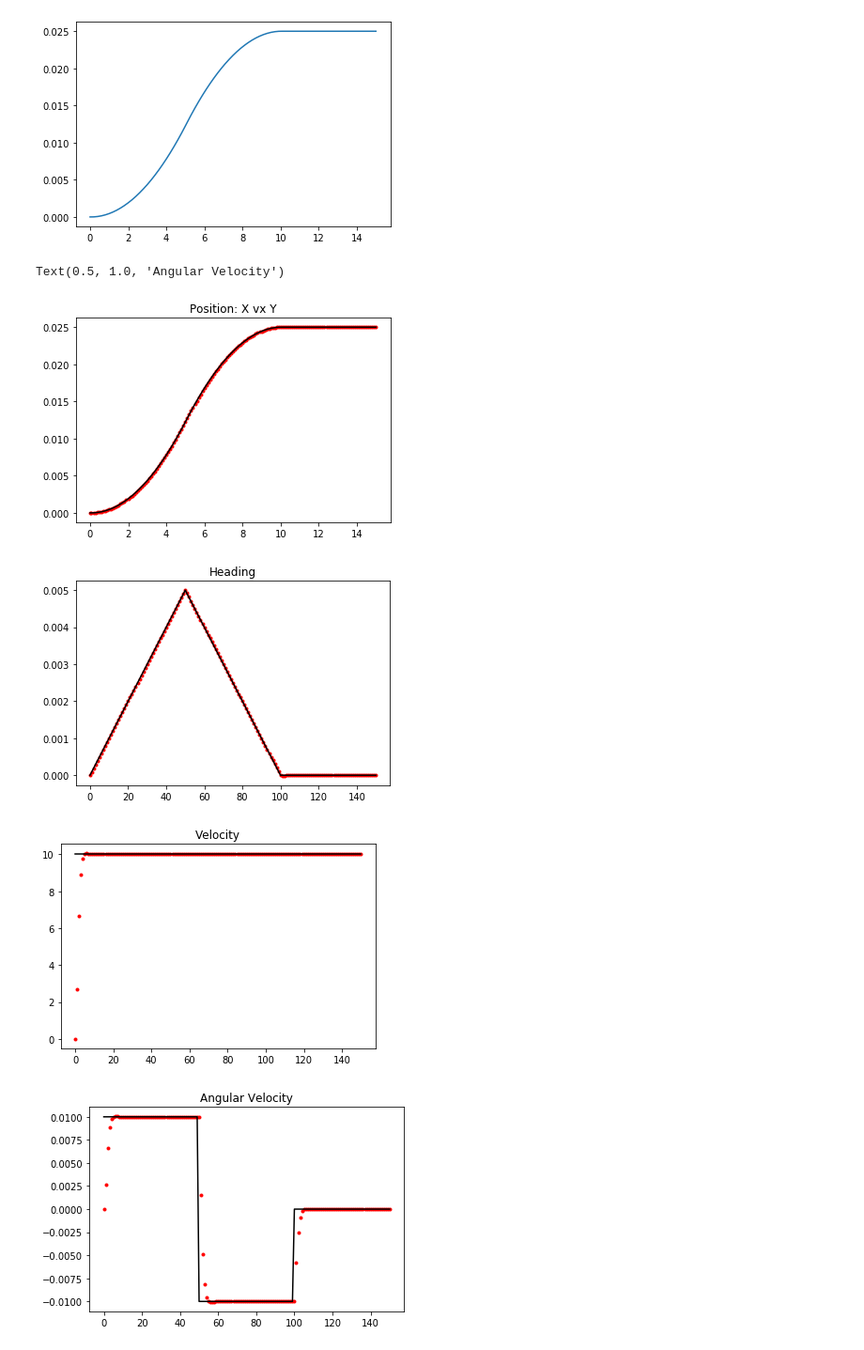
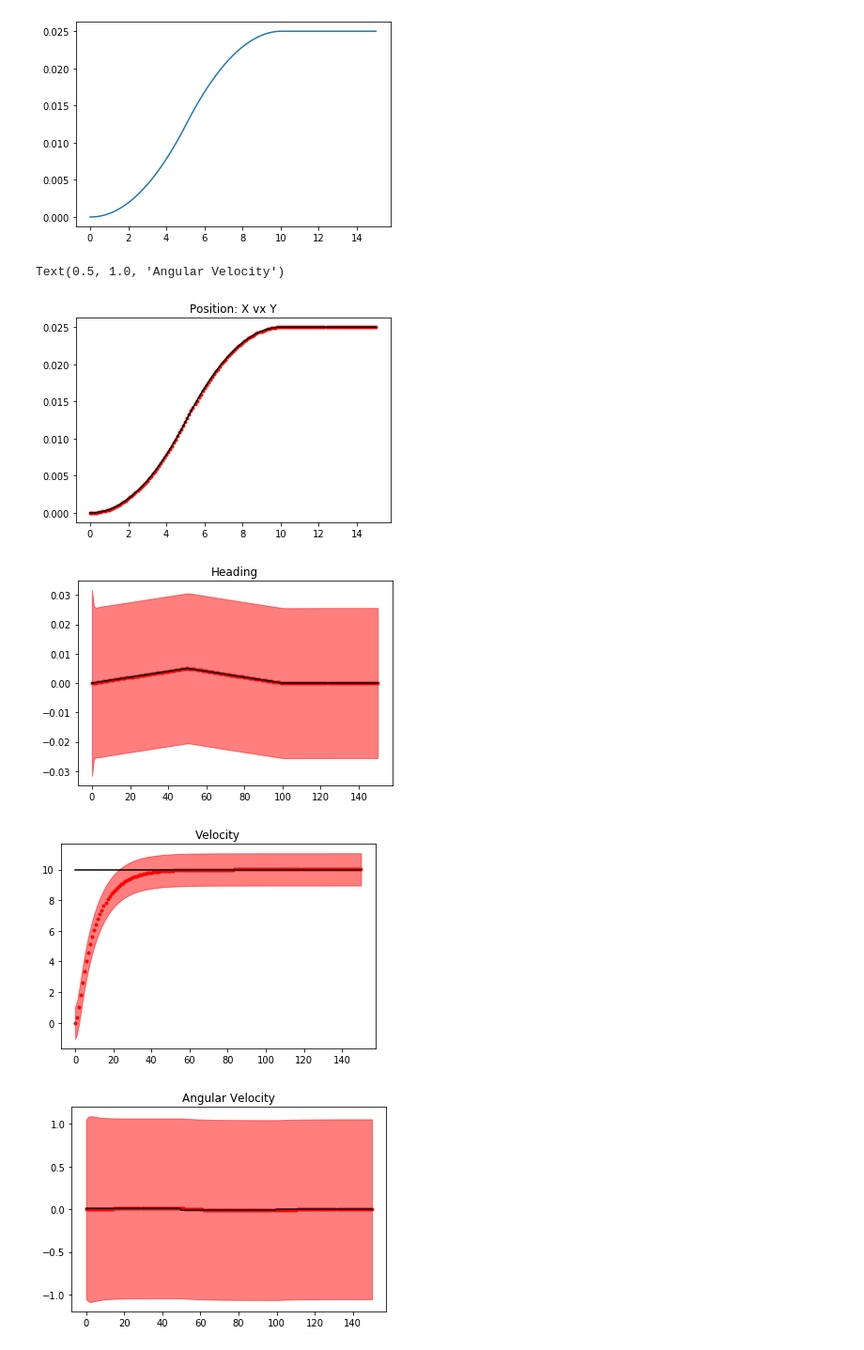
Before and after one commit to MPC-Berkeley/carla, a Jupyter notebook: PythonAPI/analysis/KF_Based_Prediction.ipynb, the cells around one changed output. Shown at 94% size. Saved outputs shown, nothing was run; the diff lists cells and outputs as text; code cells hidden in the pictures.

Commit message:
VG: KF in progress, issue with sigma point weighting.

```diff
--- a/PythonAPI/analysis/KF_Based_Prediction.ipynb
+++ b/PythonAPI/analysis/KF_Based_Prediction.ipynb
@@ -80,7 +80,7 @@ ukf.x = np.array([0., 0., 0.0, 0.0, 0.0])
 ukf.P = np.eye(nx)
 
 # process noise
-ukf.Q = np.diag([1e-3, 1e-3, 1e-3, 10., 10.])
+ukf.Q = np.diag([1e-3, 1e-3, 1e-3, 0.1, 0.1])
 
 # measurement noise
 ukf.R = np.diag([1e-3, 1e-3, 1e-3])
@@ -113,12 +113,15 @@ plt.plot(dubins_traj[:,0], dubins_traj[:,1])
 [<matplotlib.lines.Line2D at 0x...>]
 [figure]
 # %%
-xfilt = []
+np.set_printoptions(precision=2)
+xfilt = []; xfiltstd = []
 ukf.x[:3] = dubins_traj[0,:3]
 for i in range(len(dubins_traj)):
     ukf.predict()
+    ukf.sigmas_f = ukf.points_fn.sigma_points(ukf.x, ukf.P) # see https://github.com/rlabbe/filterpy/issues/172
     ukf.update(dubins_traj[i,:3])
     xfilt.append(ukf.x.copy())
+    xfiltstd.append(np.sqrt(np.diag(ukf.P)))
 
 # xpred = []
 # for i in range(50):
@@ -126,35 +129,47 @@ for i in range(len(dubins_traj)):
 #     xpred.append(ukf.x.copy())
 
 xfilt = np.array(xfilt)
+xfiltstd = np.array(xfiltstd)
+
+#pdb.set_trace()
 # xpred = np.array(xpred)
 
 plt.figure()
 plt.plot(xfilt[:,0], xfilt[:,1], 'r.')
 #plt.plot(xpred[:,0], xpred[:,1], 'c')
 plt.plot(dubins_traj[:,0], dubins_traj[:,1], 'k')
 
 plt.title('Position: X vx Y')
 
 plt.figure()
 plt.plot(xfilt[:,2], 'r.')
+below = xfilt[:,2] - xfiltstd[:,2]
+above = xfilt[:,2] + xfiltstd[:,2]
+plt.fill_between(np.arange(xfilt.shape[0]), below, above, color='r', alpha=0.5)
 #plt.plot(xpred[:,2], 'c')
 plt.plot(dubins_traj[:,2], 'k')
 plt.title("Heading")
 
 plt.figure()
 plt.plot(xfilt[:,3], 'r.')
+below = xfilt[:,3] - xfiltstd[:,3]
+above = xfilt[:,3] + xfiltstd[:,3]
+plt.fill_between(np.arange(xfilt.shape[0]), below, above, color='r', alpha=0.5)
 #plt.plot(xpred[:,3], 'c')
 plt.plot(dubins_traj[:,3], 'k')
 plt.title("Velocity")
 
 plt.figure()
 plt.plot(xfilt[:,4], 'r.')
+below = xfilt[:,4] - xfiltstd[:,4]
+above = xfilt[:,4] + xfiltstd[:,4]
+plt.fill_between(np.arange(xfilt.shape[0]), below, above, color='r', alpha=0.5)
 #plt.plot(xpred[:,4], 'c')
 plt.plot(dubins_traj[:,4], 'k')
 plt.title("Angular Velocity")
 # %% [output]
 Text(0.5, 1.0, 'Angular Velocity')
 [figure]
-[figure, old version]
+[figure, new version]
-[figure, old version]
+[figure, new version]
-[figure, old version]
+[figure, new version]
```
Also changed, not shown: parts of 1 cell of this notebook, 1 other file.
